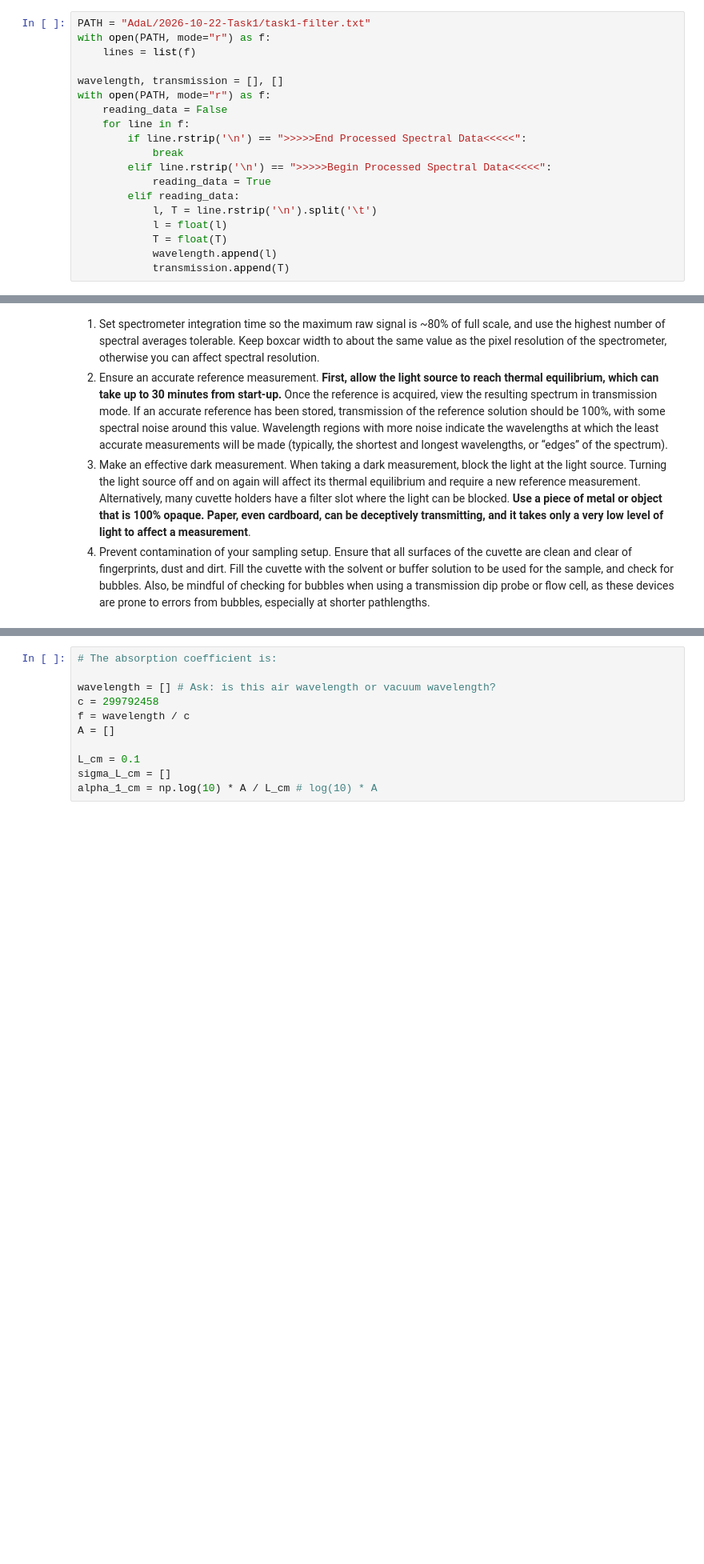
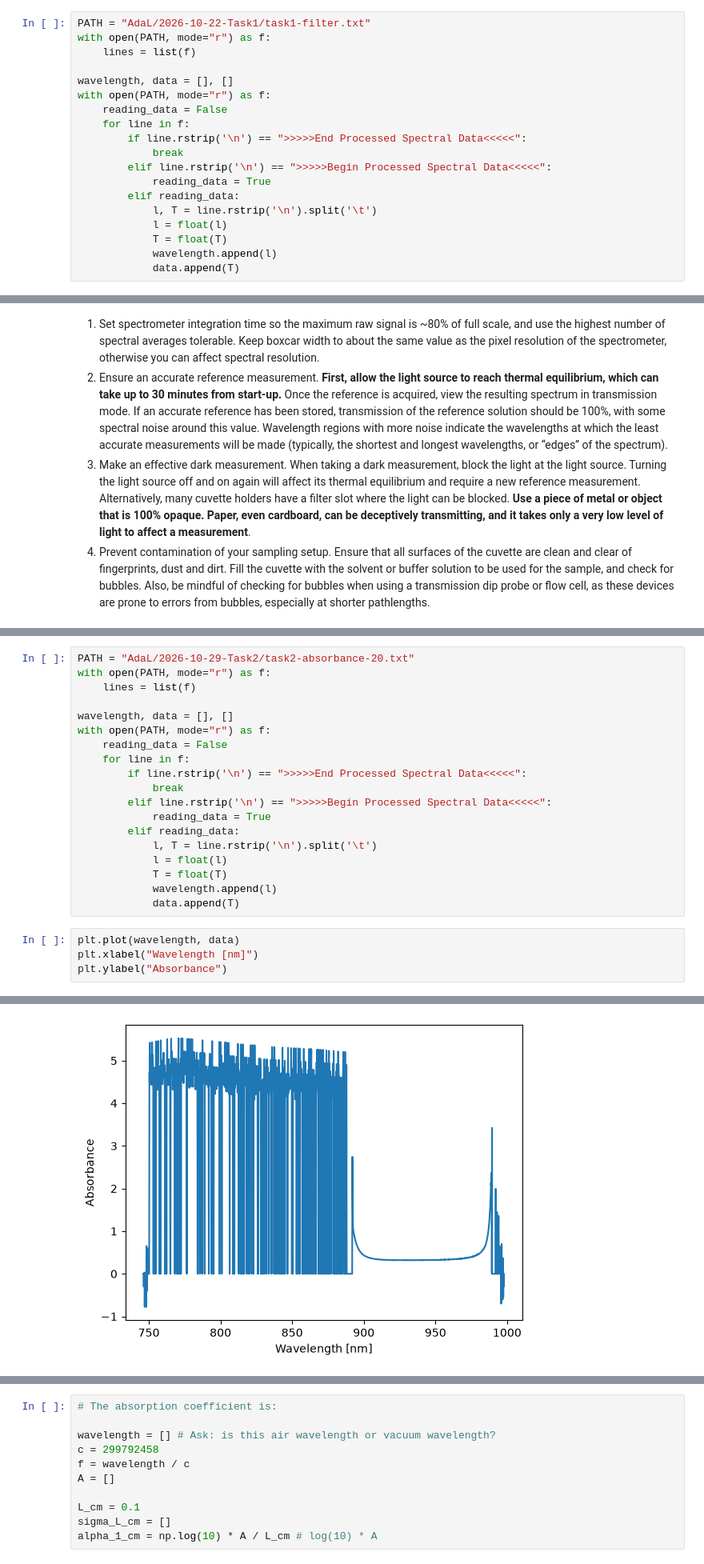
Before and after one commit to rcaerbannog/enph352-lab-band, a Jupyter notebook: band-lab-notebook.ipynb, the cells around one changed output, grey strips where cells are left out. Shown at 80% size. Drawn from its saved outputs; the diff is of its cells as text; blank space fills up the shorter version.

```diff
--- a/band-lab-notebook.ipynb
+++ b/band-lab-notebook.ipynb
@@ -52,7 +53,7 @@ PATH = "AdaL/2026-10-22-Task1/task1-filter.txt"
 with open(PATH, mode="r") as f:
     lines = list(f)
 
-wavelength, transmission = [], []
+wavelength, data = [], []
 with open(PATH, mode="r") as f:
     reading_data = False
     for line in f:
@@ -65,5 +66,5 @@ with open(PATH, mode="r") as f:
             l = float(l)
             T = float(T)
             wavelength.append(l)
-            transmission.append(T)
+            data.append(T)
 # %%
@@ -87,0 +100,24 @@ https://www.oceanoptics.com/medical-life-sciences/how-to-measure-absorbance/
+# %%
+PATH = "AdaL/2026-10-29-Task2/task2-absorbance-20.txt"
+with open(PATH, mode="r") as f:
+    lines = list(f)
+
+wavelength, data = [], []
+with open(PATH, mode="r") as f:
+    reading_data = False
+    for line in f:
+        if line.rstrip('\n') == ">>>>>End Processed Spectral Data<<<<<":
+            break
+        elif line.rstrip('\n') == ">>>>>Begin Processed Spectral Data<<<<<":
+            reading_data = True
+        elif reading_data:
+            l, T = line.rstrip('\n').split('\t')
+            l = float(l)
+            T = float(T)
+            wavelength.append(l)
+            data.append(T)
+# %%
+plt.plot(wavelength, data)
+plt.xlabel("Wavelength [nm]")
+plt.ylabel("Absorbance")
+# %% [output]
@@ -87,0 +125 @@ https://www.oceanoptics.com/medical-life-sciences/how-to-measure-absorbance/
+[figure, added]
```
Also changed, not shown: parts of 16 cells of this notebook, 1 other file.
